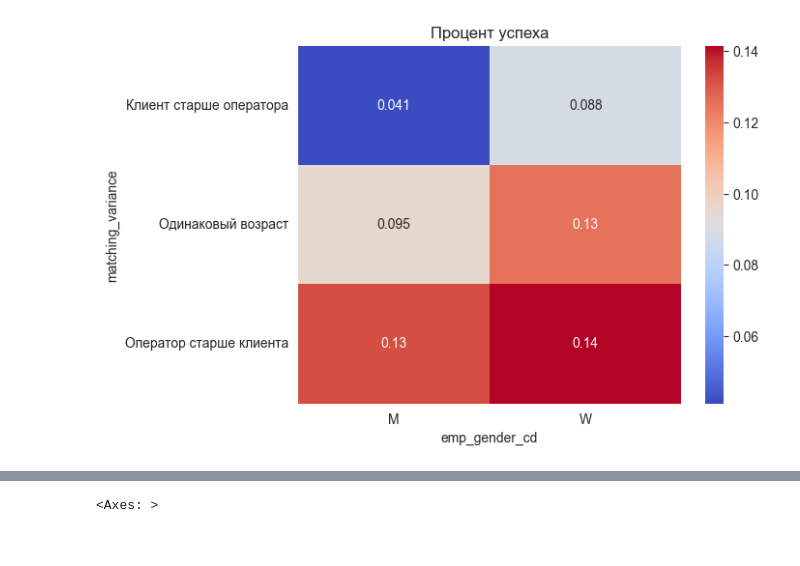
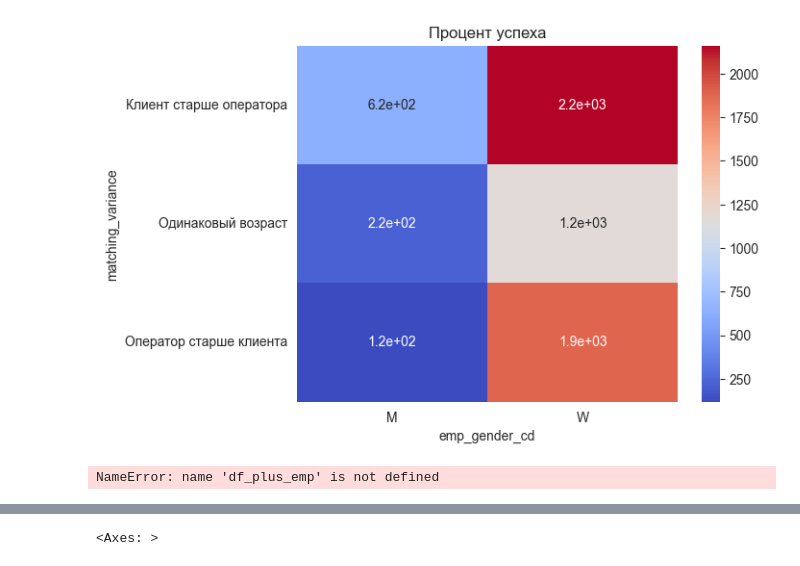
Before and after one commit to ssd2008/DANO24, a Jupyter notebook: matching.ipynb, the cells around one changed output, grey strips where cells are left out. Saved outputs shown, nothing was run; the diff lists cells and outputs as text; code cells hidden in the pictures.

```diff
--- a/matching.ipynb
+++ b/matching.ipynb
@@ -34,8 +34,8 @@ def percentsByRegion(bd, i):
 bd['child_flg'] = bd['child_amt'] != 0
 bd['child_flg'] = bd['child_flg'].astype(int)
 
-bd = vibrosi(bd, 'confirmed_income', 43000)
-bd = vibrosi(bd, 'predicted_income', 43000)
+bd = vibrosi(bd, 'confirmed_income', 10000000)
+bd = vibrosi(bd, 'predicted_income', 10000000)
 bd = vibrosiVniz(bd, 'predicted_income', 0)
 bd = vibrosiVniz(bd, 'age', 17)
 # хочу делить по: age, auto_flg, partnership_flg, child_flg, realty_type, functional_cd, emp_work_months_cnt, emp_gender_cd, emp_age
@@ -197,8 +212,38 @@ Name: count, dtype: int64
 # %%
 cc = df_plus_emp[df_plus_emp['product_cd'].isin(['Credit Cards'])].copy()
-pivot = cc.pivot_table(index='matching_variance' , values='flag', columns='emp_gender_cd', aggfunc='mean')
+pivot = cc.pivot_table(index='matching_variance' , values='flag', columns='emp_gender_cd', aggfunc='count')
 sns.heatmap(pivot, annot=True, cmap='coolwarm')
 plt.title('Процент успеха')
 plt.show()
 # %% [output]
-[figure, old version]
+[figure, new version]
+# %%
+import pandas as pd
+import numpy as np
+from scipy.stats import chi2_contingency
+
+cc = df_plus_emp[df_plus_emp['product_cd'].isin(['Credit Cards'])].copy()
+now = cc[cc['auto_flg'] == 0].copy()
+
+# Создание таблицы сопряженности для G-теста
+contingency_table = pd.crosstab(
+    index=[now['matching_variance'], now['emp_gender_cd']],  # Группы: matching_variance и emp_gender_cd
+    columns=now['flag']  # Успешность звонка
+)
+
+
+
+# Проведение G-теста
+chi2, p_value, dof, expected = chi2_contingency(contingency_table, lambda_="log-likelihood")
+
+print("G-test (Likelihood Ratio Test) Results:")
+print(f"Chi-squared statistic: {chi2}")
+print(f"Degrees of freedom: {dof}")
+print(f"P-value: {p_value}")
+
+if p_value < 0.05:
+    print("Гипотеза о влиянии группы 'Оператор старше клиента' и W на успешность звонка подтверждается (статистически значимая зависимость).")
+else:
+    print("Гипотеза о влиянии группы 'Оператор старше клиента' и W на успешность звонка не подтверждается.")
+# %% [output]
+NameError: name 'df_plus_emp' is not defined
```
Also changed, not shown: parts of 14 cells of this notebook, 2 other files.
